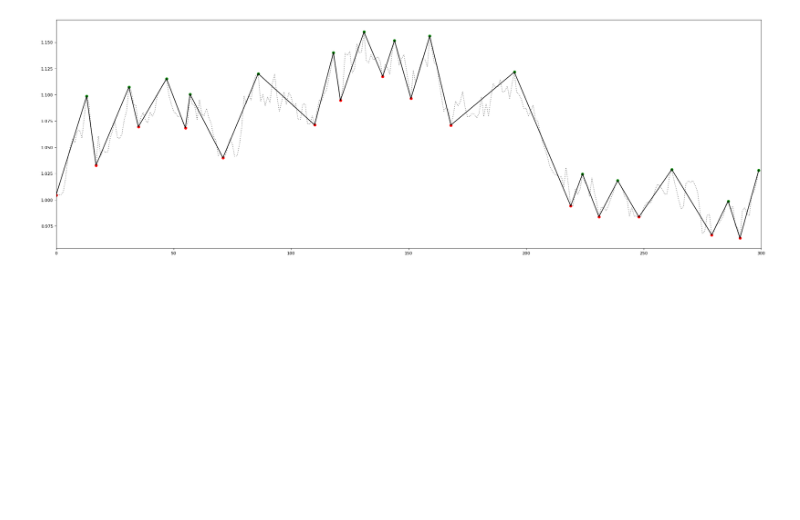
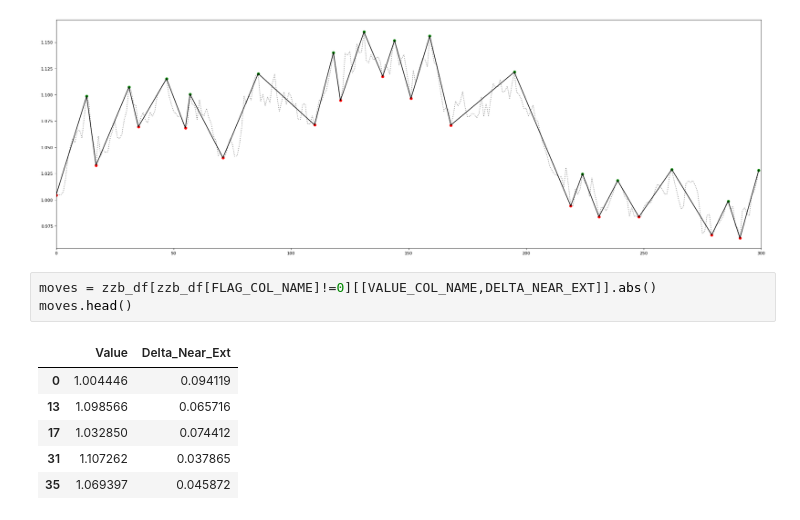
Before and after one commit to NNTrade/metrics, a Jupyter notebook: example/ZigZag/Builder.ipynb, the cells around one changed output. Saved outputs shown, nothing was run; the diff lists cells and outputs as text; blank space fills up the shorter version.

```diff
--- a/example/ZigZag/Builder.ipynb
+++ b/example/ZigZag/Builder.ipynb
@@ -74,3 +75,13 @@ from src.ZigZag.Vizualize import draw_chart
 draw_chart(x_sr, zzb_df)
 # %% [output]
 [figure]
+# %%
+moves = zzb_df[zzb_df[FLAG_COL_NAME]!=0][[VALUE_COL_NAME,DELTA_NEAR_EXT]].abs()
+moves.head()
+# %% [output]
+|  | Value | Delta_Near_Ext |
+| 0 | 1.004446 | 0.094119 |
+| 13 | 1.098566 | 0.065716 |
+| 17 | 1.032850 | 0.074412 |
+| 31 | 1.107262 | 0.037865 |
+| 35 | 1.069397 | 0.045872 |
```
Also changed, not shown: parts of 4 cells of this notebook, 3 other files.
